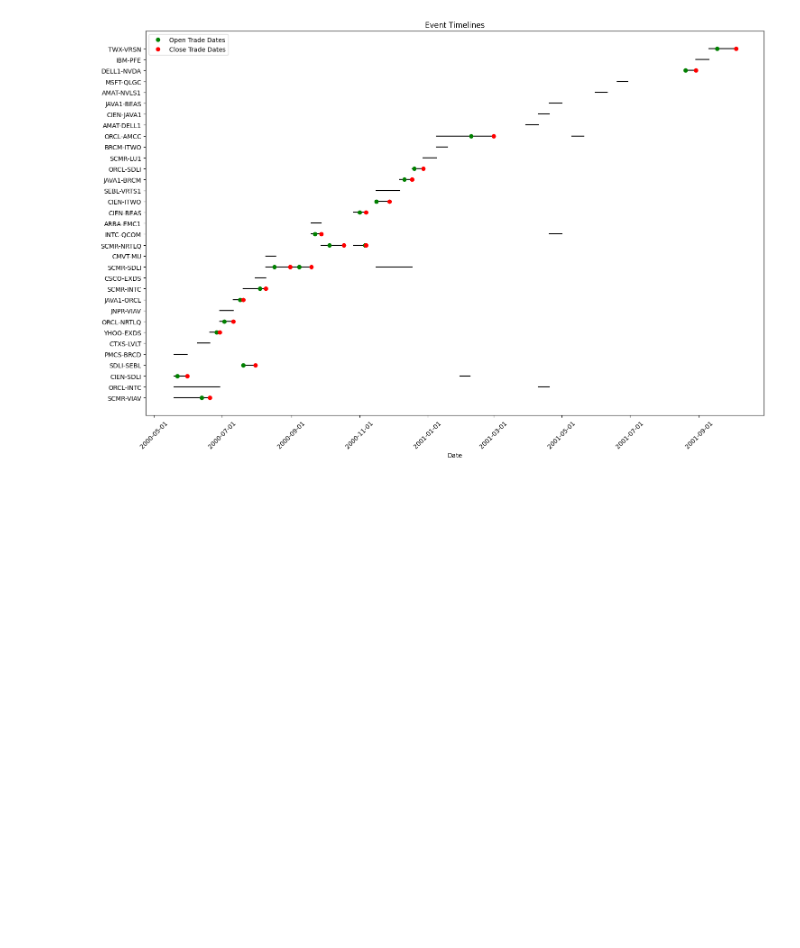
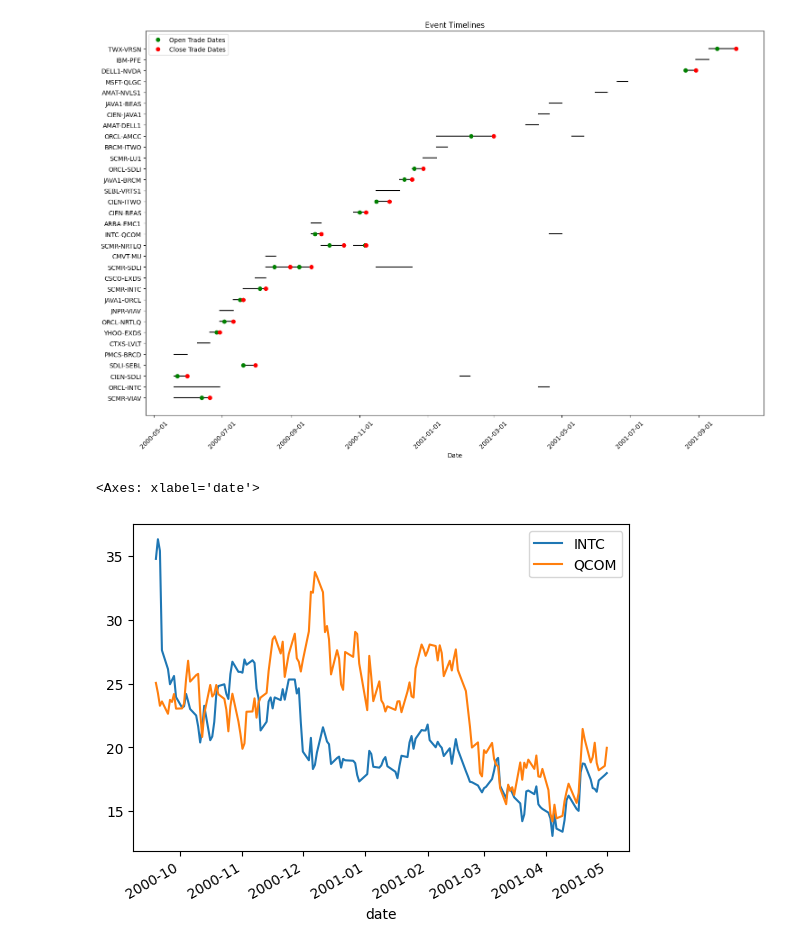
Before and after one commit to TInglefield/Math4920Project, a Jupyter notebook: Project_Draft2.ipynb, the cells around one changed output. Saved outputs shown, nothing was run; the diff lists cells and outputs as text; code cells hidden in the pictures; blank space fills up the shorter version.

```diff
--- a/Project_Draft2.ipynb
+++ b/Project_Draft2.ipynb
@@ -536,3 +532,10 @@ pprint.pprint(results)
 print_overall_display(results)
 # %% [output]
 [figure]
+# %%
+
+
+prices_with_market[['INTC', 'QCOM']]["2000-09-19": "2001-05-01"].plot()
+# %% [output]
+<Axes: xlabel='date'>
+[figure, added]
```
Also changed, not shown: parts of 3 cells of this notebook.
